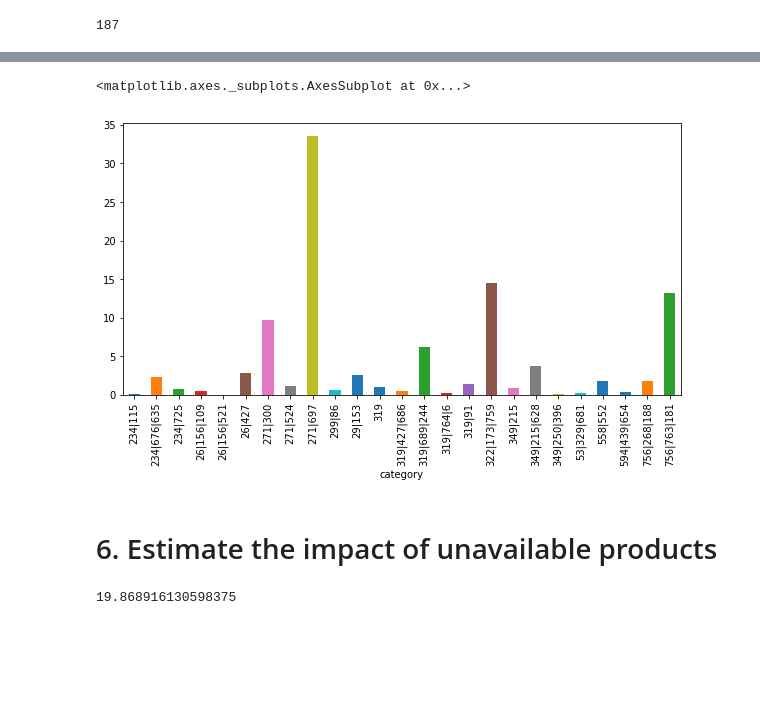
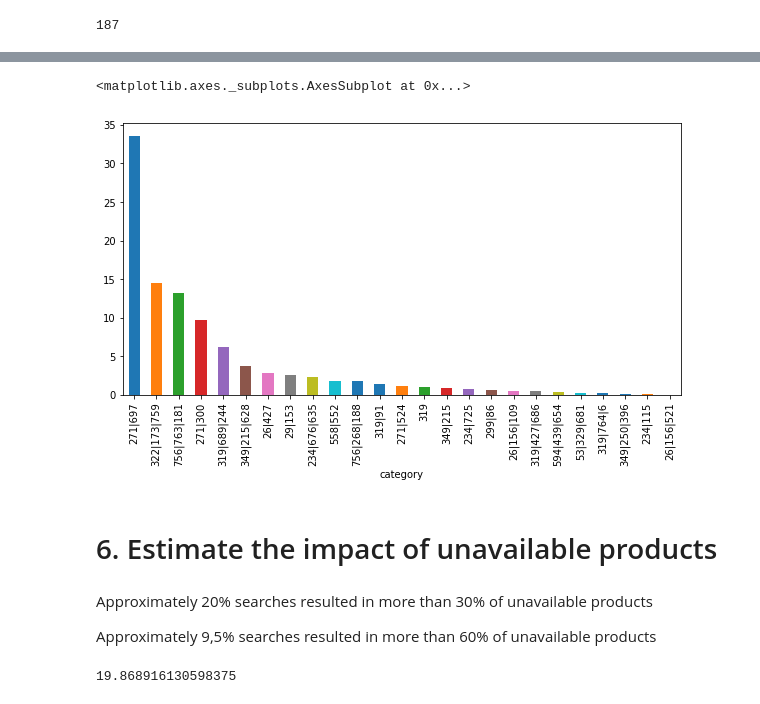
Before and after one commit to junakayama/ecommerce-events, a Jupyter notebook: ecommerce_events.ipynb, the cells around one changed output, grey strips where cells are left out. Cells and saved outputs as stored; diff of their text form; code cells hidden in the pictures; blank space fills up the shorter version.

```diff
--- a/ecommerce_events.ipynb
+++ b/ecommerce_events.ipynb
@@ -48,0 +61,34 @@ perc
+# %%
+has_min_instances = []
+search_items = df_search.searchItems
+for items in search_items:
+    if len(items) < 15:
+        has_min_instances.append(False)
+    else:
+        has_min_instances.append(True)
+df_search = df_search[has_min_instances]
+# %%
+is_in_product_page = []
+search_items = df_search['searchItems']
+products = df_product['product']
+for items in search_items:
+    x = False
+    for item in items:
+        if item in products.unique():
+            x = True
+    is_in_product_page.append(x)
+
+df_search = df_search[is_in_product_page]
+# %%
+clicks = []
+for j,vl in df_search.visitor.items():
+    click = 0
+    prods = df_search.loc[j, 'searchItems']
+    for i,v in df_product.visitor.items():
+        if v==vl:
+            produ = df_product.loc[i, 'product']
+            for prod in prods:
+                if produ == prod:
+                    click += 1
+    clicks.append(click)
+df_search['clicks'] = clicks
@@ -157,6 +205,8 @@ categories = df_items.groupby(['category']).total.sum()
 categories = pd.DataFrame(categories)
 # %%
 categories['perc'] = categories.total / categories.total.sum() * 100
+# %%
+categories = categories.perc.sort_values(ascending=False)
 # %%
 categories
 # %% [output]
@@ -181,10 +230,15 @@ categories
 # %%
-categories.perc.plot(kind='bar', figsize=(10,5))
+categories.plot(kind='bar', figsize=(10,5))
 # %% [output]
 <matplotlib.axes._subplots.AxesSubplot at 0x...>
-[figure, old version]
+[figure, new version]
 # %% [markdown]
 # 6. Estimate the impact of unavailable products
+# %% [markdown]
+Approximately 20% searches resulted in more than 30% of unavailable products
+
+
+Approximately 9,5% searches resulted in more than 60% of unavailable products
 # %%
 df_product = df[df.eventType == 'product']
 df_product = df_product[df_product.status == 'UNAVAILABLE']
```
Also changed, not shown: parts of 12 cells of this notebook, 1 other file.
